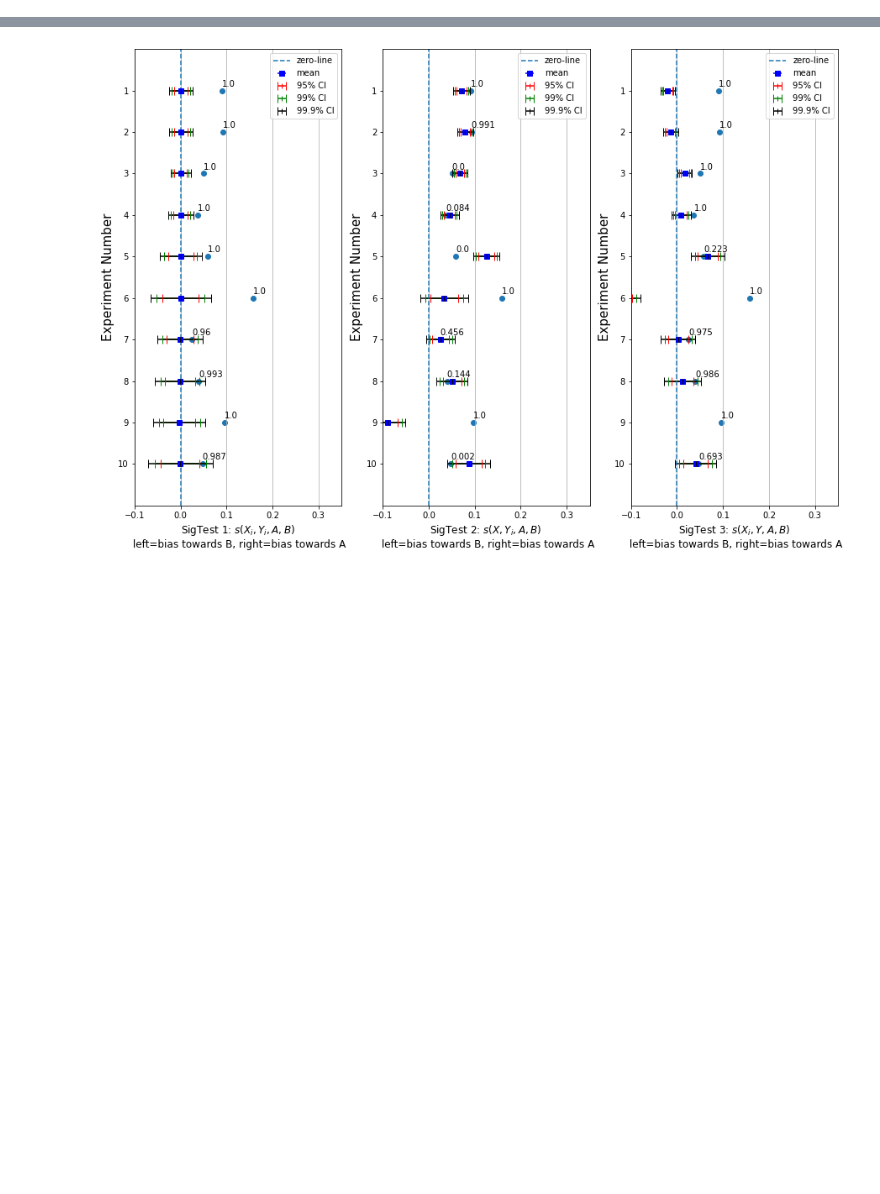
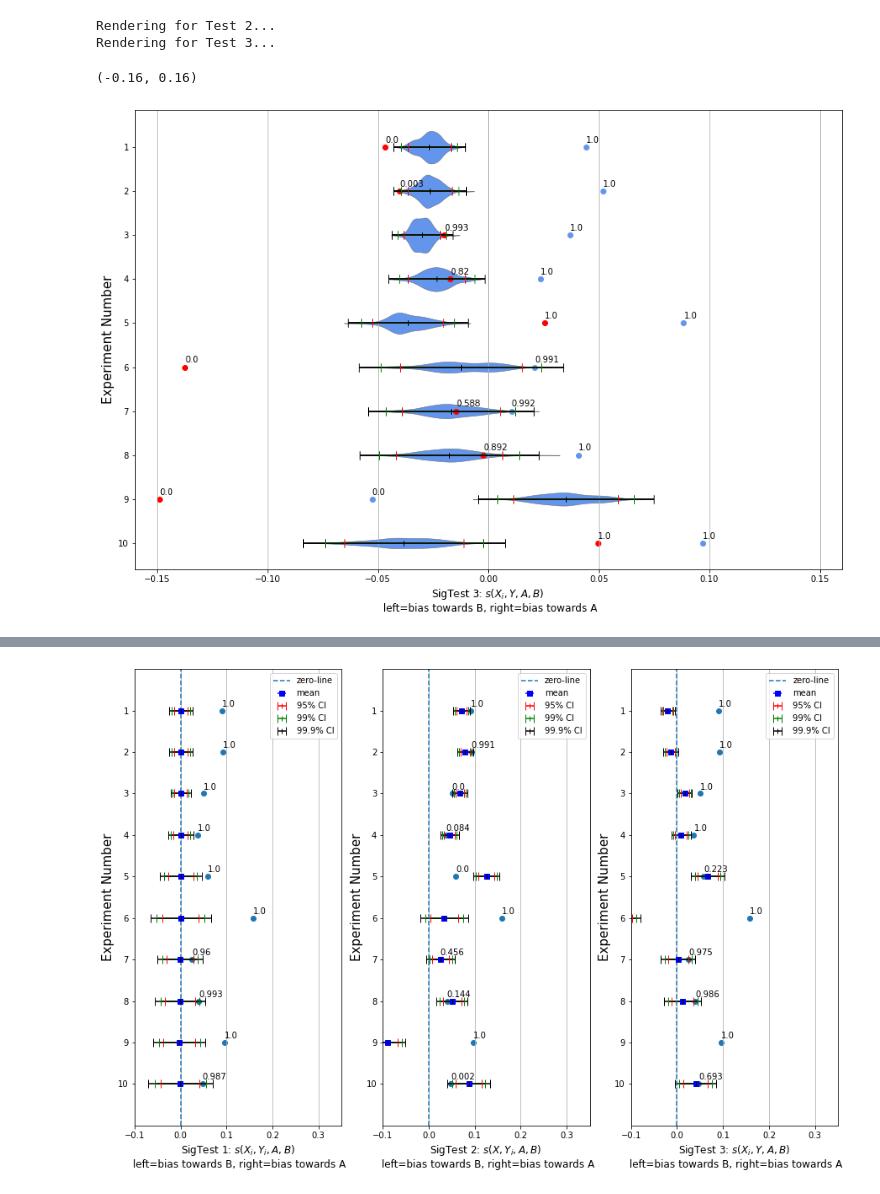
Before and after one commit to danieljsmarda/WordEmbeddingAssociationTestAnalysis, a Jupyter notebook: notebooks/SigTestViz.ipynb, the cells around one changed output, grey strips where cells are left out. Cells and saved outputs as stored; diff of their text form; code cells hidden in the pictures; blank space fills up the shorter version.

```diff
--- a/notebooks/SigTestViz.ipynb
+++ b/notebooks/SigTestViz.ipynb
@@ -84,3 +84,54 @@ Rendering for Test 3...
+# %%
+# Seaborn Violinplot
+fig, axs = plt.subplots(1,1, figsize=(15,10))
+X_AXIS_LIMITS = [-0.16, 0.16]
+Y_AXIS_LIMITS = [11,0]
+Y_ANNOTATION_OFFSET = -0.1
+exp_nums = [i for i in range(1,11)]
+colors = ['', 'cornflowerblue', 'red']
+
+ax = axs#[test_num-2]
+
+for test_num in range(2,4):
+
+
+    test_stats = [results_dict[exp_num]['second'][f'test_statistic_dist_{test_num}'] for exp_num in exp_nums]
+    means = [np.mean(results_dict[exp_num]['second'][f'sigtest_dist_{test_num}']) for exp_num in exp_nums]
+    y = [i-1 for i in range(1,11)]
+    errors_95 = [results_dict[exp_num]['second']['errorbar_values'][f'sigtest_{test_num}']['95'] for exp_num in exp_nums]
+    errors_99 = [results_dict[exp_num]['second']['errorbar_values'][f'sigtest_{test_num}']['99'] for exp_num in exp_nums]
+    errors_999 = [results_dict[exp_num]['second']['errorbar_values'][f'sigtest_{test_num}']['99.9'] for exp_num in exp_nums]
+    p_values = [results_dict[exp_num]['second']['sigtest_pvalues'][f'sigtest_{test_num}'] for exp_num in exp_nums]
+    dists = np.array([results_dict[exp_num]['second'][f'sigtest_dist_{test_num}'] for exp_num in exp_nums])
+
+    df = pd.DataFrame(dists)
+    df['exp_num'] = df.index.values
+    df['exp_num'] = df['exp_num'] + 1
+    df = df.melt(id_vars=['exp_num'], var_name='sample_num', value_name='result_value')
+
+    print(f'Rendering for Test {test_num}...')
+
+    if test_num == 2:
+        ax = sns.violinplot(x='result_value', y='exp_num', data=df, ax=ax, orient='h',
+                      saturation=1.2, color=colors[test_num-1], inner=None, linewidth=0.5)
+
+
+    ax.errorbar(means, y, xerr=errors_95, fmt='|', color='r', capsize=5, label='95% CI')
+    ax.errorbar(means, y, xerr=errors_99, fmt='|', color='g', capsize=5, label='99% CI')
+    ax.errorbar(means, y, xerr=errors_999, fmt='|', color='k', capsize=5, label='99.9% CI')
+    ax.scatter(test_stats, y, color=colors[test_num-1])
+
+    annotate_points(ax, p_values, test_stats, [c+Y_ANNOTATION_OFFSET for c in y])
+    add_axes_obj_labels(ax, test_num)
+
+#ax.axvline(0, label='zero-line', linestyle='--')
+ax.xaxis.grid()
+ax.set_xlim(X_AXIS_LIMITS)
+# %% [output]
+Rendering for Test 2...
+Rendering for Test 3...
+(-0.16, 0.16)
+[figure, added]
 # %%
 # Whiskers
 fig, axs = plt.subplots(3,1, figsize=(15,30))
```
Also changed, not shown: parts of 3 cells of this notebook, 11 other files.
